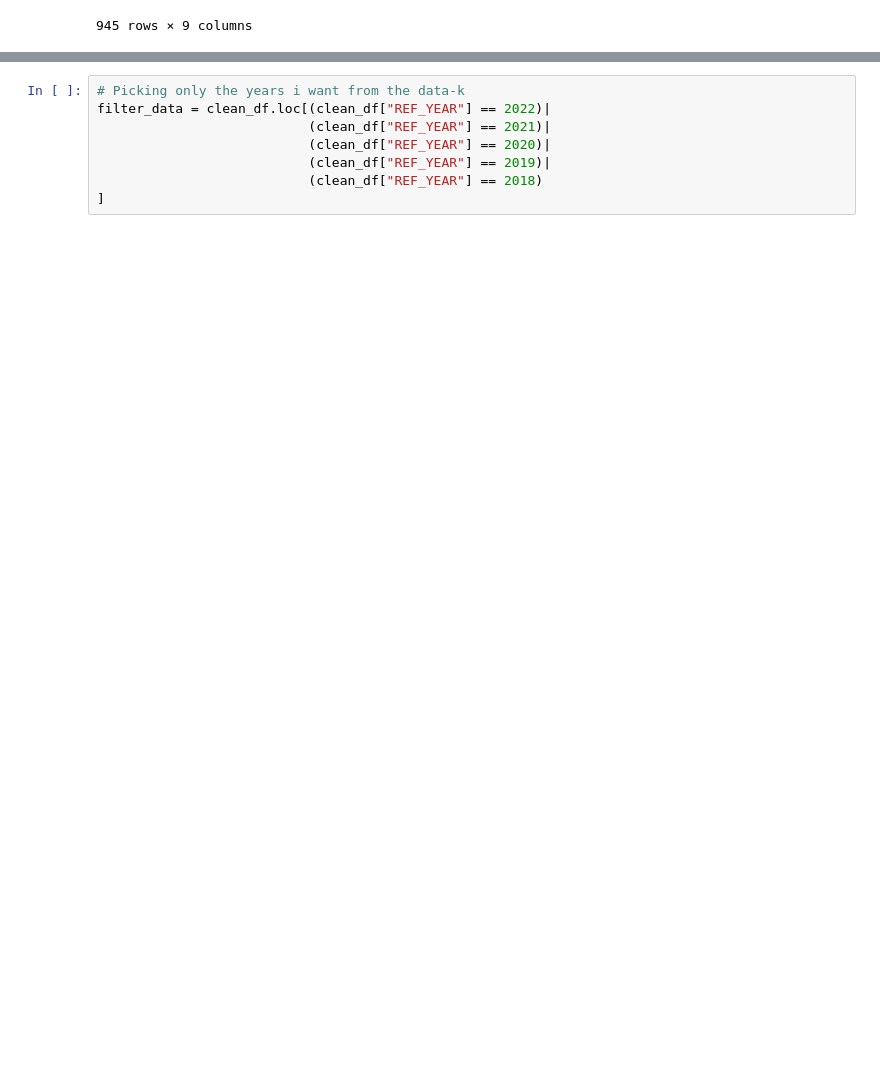
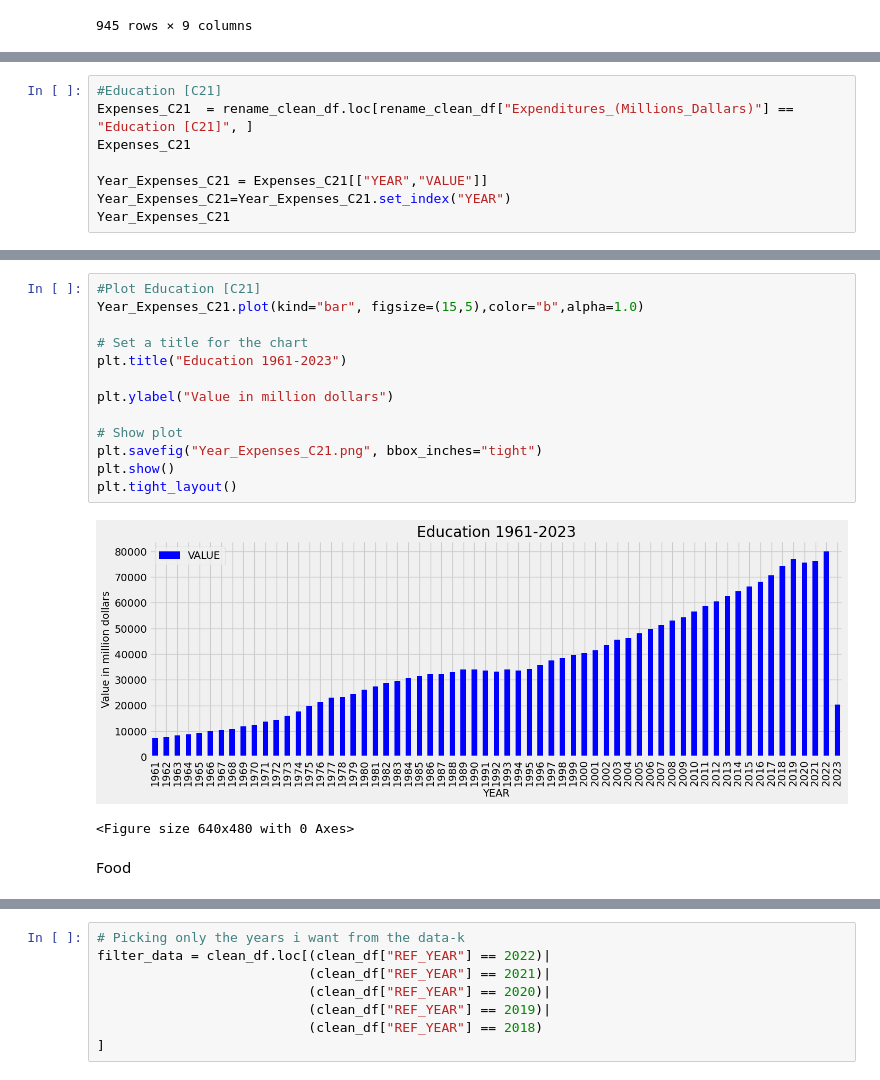
Before and after one commit to zRandgris/project1, a Jupyter notebook: TheProject.ipynb, the cells around one changed output, grey strips where cells are left out. Drawn from its saved outputs; the diff is of its cells as text; blank space fills up the shorter version.

```diff
--- a/TheProject.ipynb
+++ b/TheProject.ipynb
@@ -49,0 +250,8 @@ clean_df
+# %%
+#Education [C21]
+Expenses_C21  = rename_clean_df.loc[rename_clean_df["Expenditures_(Millions_Dallars)"] == "Education [C21]", ]
+Expenses_C21
+
+Year_Expenses_C21 = Expenses_C21[["YEAR","VALUE"]]
+Year_Expenses_C21=Year_Expenses_C21.set_index("YEAR")
+Year_Expenses_C21
@@ -49,0 +273,18 @@ clean_df
+# %%
+#Plot Education [C21]
+Year_Expenses_C21.plot(kind="bar", figsize=(15,5),color="b",alpha=1.0)
+
+# Set a title for the chart
+plt.title("Education 1961-2023")
+
+plt.ylabel("Value in million dollars")
+
+# Show plot
+plt.savefig("Year_Expenses_C21.png", bbox_inches="tight")
+plt.show()
+plt.tight_layout()
+# %% [output]
+[figure, added]
+<Figure size 640x480 with 0 Axes>
+# %% [markdown]
+Food
```
Also changed, not shown: parts of 62 cells of this notebook, 15 other files.
